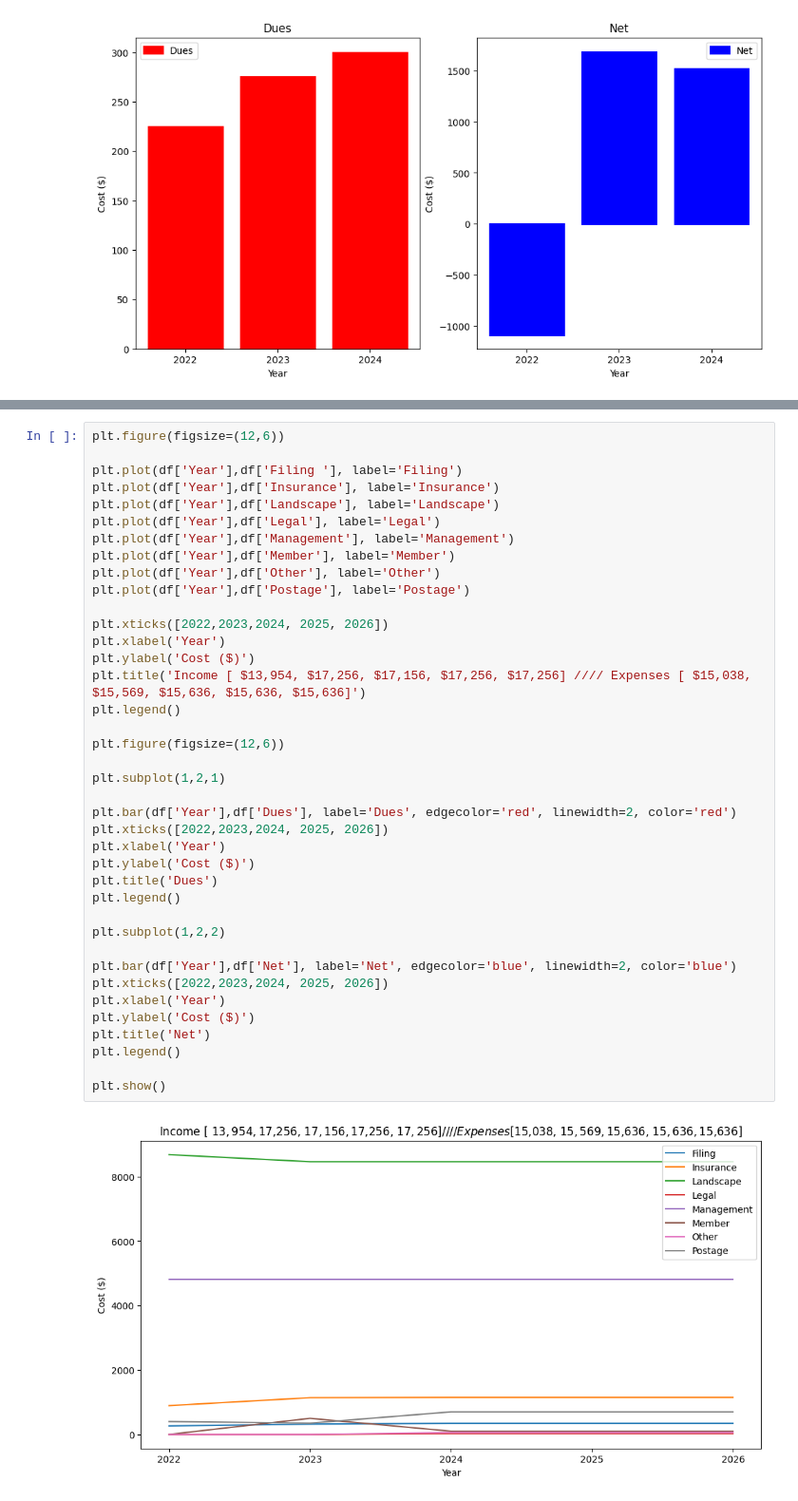
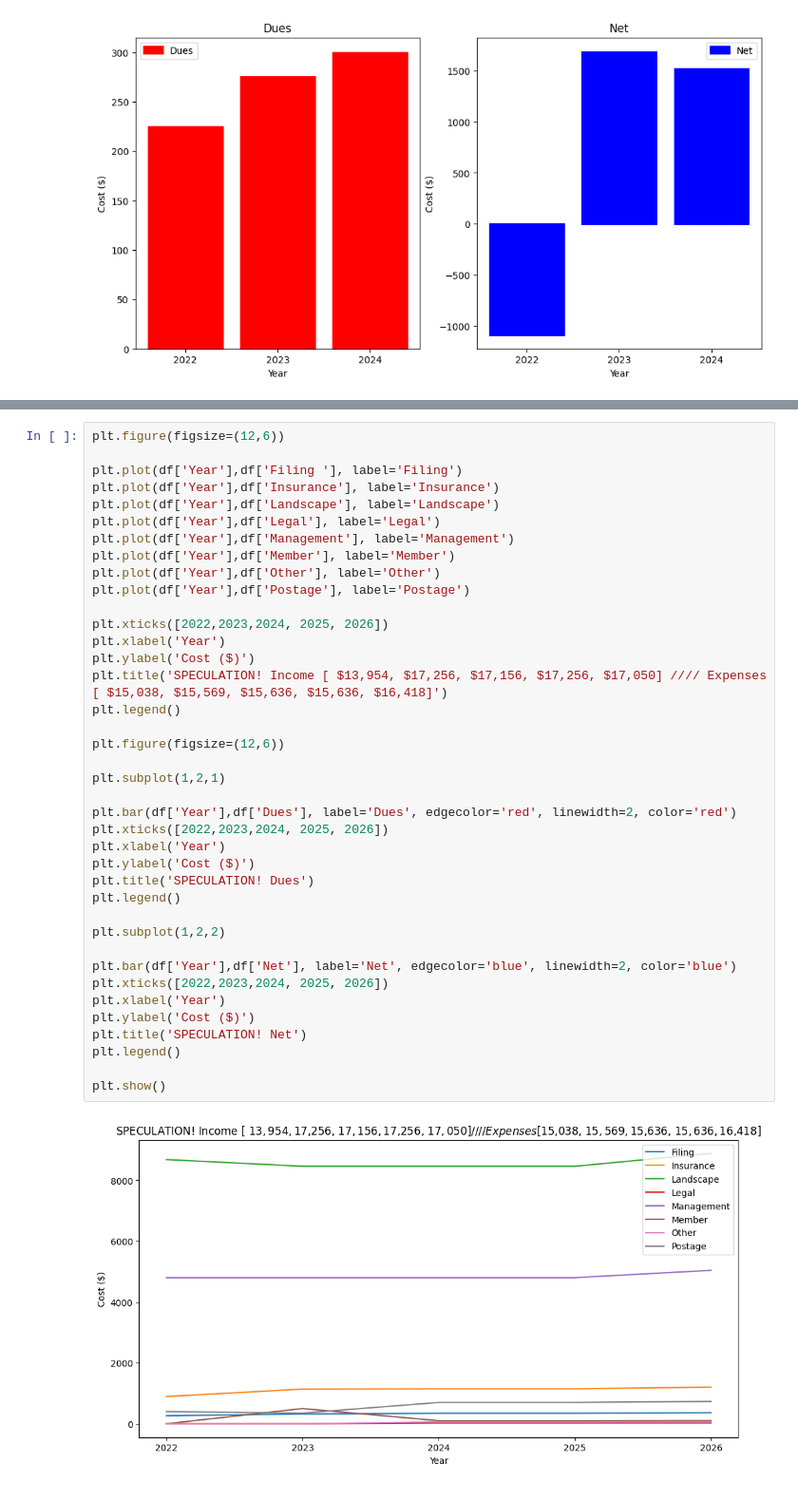
Before and after one commit to adiancook/HOA, a Jupyter notebook: ks.ipynb, the cells around one changed output, grey strips where cells are left out. Shown: that part at 95% size. Saved outputs shown, nothing was run; the diff lists cells and outputs as text.

```diff
--- a/ks.ipynb
+++ b/ks.ipynb
@@ -93,34 +93,34 @@ plt.plot(df['Year'],df['Legal'], label='Legal')
 plt.plot(df['Year'],df['Management'], label='Management')
 plt.plot(df['Year'],df['Member'], label='Member')
 plt.plot(df['Year'],df['Other'], label='Other')
 plt.plot(df['Year'],df['Postage'], label='Postage')
 
 plt.xticks([2022,2023,2024, 2025, 2026])
 plt.xlabel('Year')
 plt.ylabel('Cost ($)')
-plt.title('Income [ $13,954, $17,256, $17,156, $17,256, $17,256] //// Expenses [ $15,038, $15,569, $15,636, $15,636, $15,636]')
+plt.title('SPECULATION! Income [ $13,954, $17,256, $17,156, $17,256, $17,050] //// Expenses [ $15,038, $15,569, $15,636, $15,636, $16,418]')
 plt.legend()
 
 plt.figure(figsize=(12,6))
 
 plt.subplot(1,2,1)
 
 plt.bar(df['Year'],df['Dues'], label='Dues', edgecolor='red', linewidth=2, color='red')
 plt.xticks([2022,2023,2024, 2025, 2026])
 plt.xlabel('Year')
 plt.ylabel('Cost ($)')
-plt.title('Dues')
+plt.title('SPECULATION! Dues')
 plt.legend()
 
 plt.subplot(1,2,2)
 
 plt.bar(df['Year'],df['Net'], label='Net', edgecolor='blue', linewidth=2, color='blue')
 plt.xticks([2022,2023,2024, 2025, 2026])
 plt.xlabel('Year')
 plt.ylabel('Cost ($)')
-plt.title('Net')
+plt.title('SPECULATION! Net')
 plt.legend()
 
 plt.show()
 # %% [output]
-[figure, old version]
+[figure, new version]
```
Also changed, not shown: parts of 3 cells of this notebook, 1 other file.
